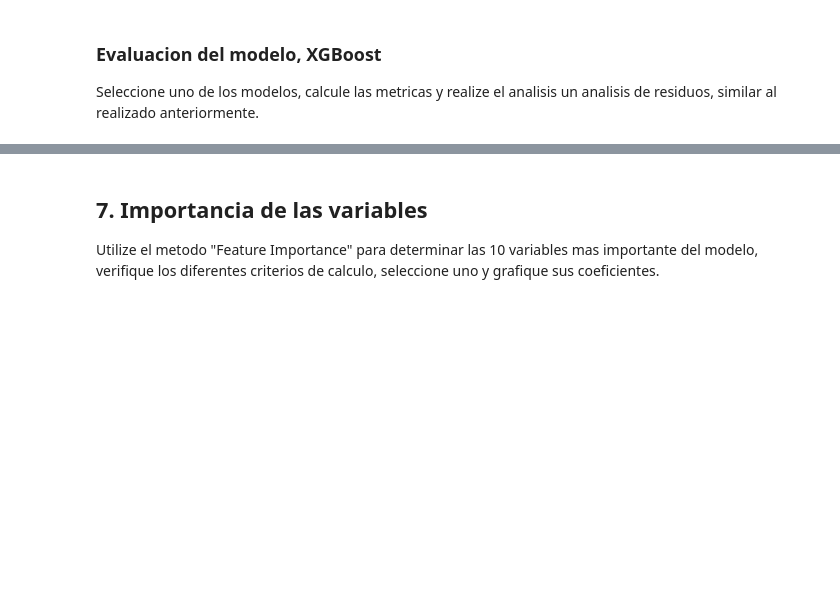
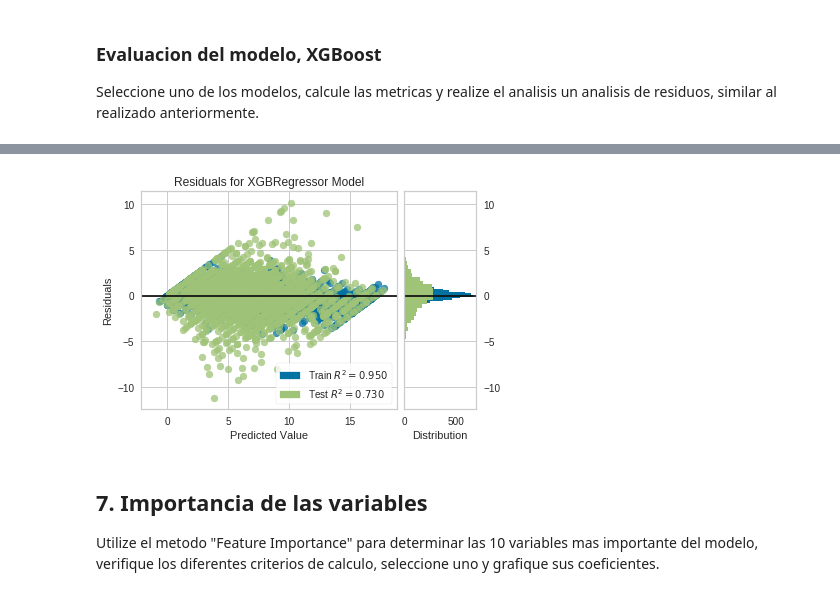
Before and after one commit to georeference-ML-mentoria/Intro-Aprendizaje-Automatico-, a Jupyter notebook: Practico_IAA.ipynb, the cells around one changed output, grey strips where cells are left out. Cells and saved outputs as stored; diff of their text form; code cells hidden in the pictures; blank space fills up the shorter version.

```diff
--- a/Practico_IAA.ipynb
+++ b/Practico_IAA.ipynb
@@ -379,3 +405,6 @@ display_markdown(
 Otra rama muy utilizada de modelos son aquellos basados en arboles de decision, como Bagging, Random Forrest o Boosting. En nuestro caso utilizaremos una implementacion de Boosting por gradiente denominada XGBoost que es reconocida por producir muy buenos resultados.
 
 Dada la naturaleza de los arboles de decision en este caso es necesario normalizar los datos. Para demostrarlo, entrene dos modelos con parametros por default, utilizando el dataset normalizado y sin normalizar.
+# %%
+not_normal_xgb_regressor = xgb.XGBRegressor(random_state=42)
+not_normal_xgb_regressor.fit(X_train, y_train);
@@ -386,3 +477,10 @@ Seleccione uno de los modelos, calcule las metricas y realize el analisis un ana
+# %%
+plot = ResidualsPlot(not_normal_xgb_regressor)
+plot.fit(X_train, y_train)
+plot.score(X_valid, y_valid)
+plot.show();
+# %% [output]
+[figure, added]
 # %% [markdown]
 ## 7. Importancia de las variables
 
```
Also changed, not shown: parts of 7 cells of this notebook.
